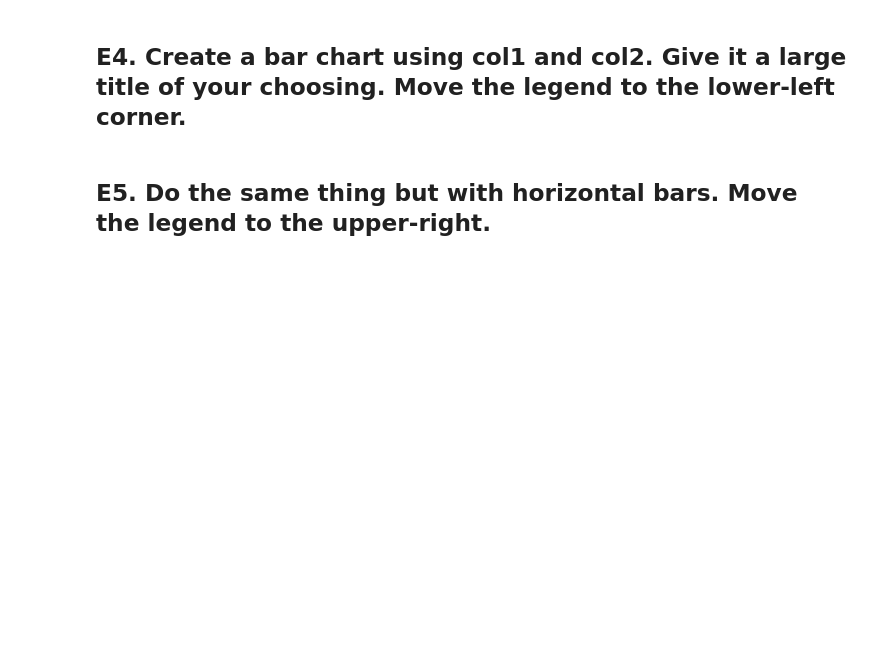
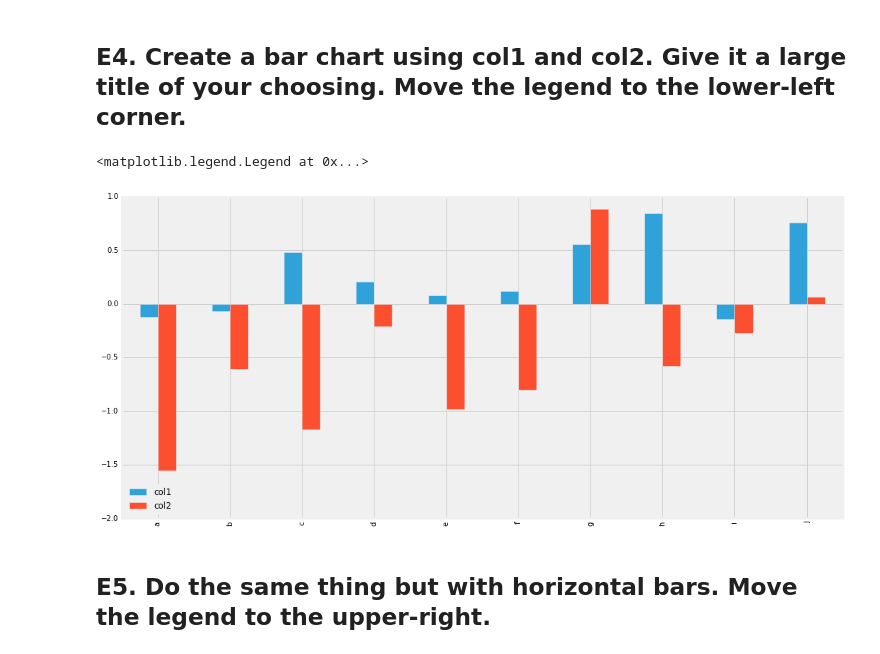
Before and after one commit to yawitzd/DSI-NYC-1, a Jupyter notebook: curriculum/week-02/5.3-pandas-plotting/W2_D5 Plotting with Pandas - Worksheet_completed.ipynb, the cells around one changed output. Cells and saved outputs as stored; diff of their text form; code cells hidden in the pictures; blank space fills up the shorter version.

```diff
--- a/curriculum/week-02/5.3-pandas-plotting/W2_D5 Plotting with Pandas - Worksheet.ipynb
+++ b/curriculum/week-02/5.3-pandas-plotting/W2_D5 Plotting with Pandas - Worksheet_completed.ipynb
@@ -158,6 +178,13 @@ df.plot(kind='barh', figsize=(8,16))
 [figure]
 # %% [markdown]
 ## E4. Create a bar chart using col1 and col2. Give it a large title of your choosing. Move the legend to the lower-left corner.
+# %%
+fig = df[['col1','col2']].plot(kind='bar', figsize=(16,8))
+ax = plt.gca()
+ax.legend(loc=3)
+# %% [output]
+<matplotlib.legend.Legend at 0x...>
+[figure, added]
 # %% [markdown]
 ## E5. Do the same thing but with horizontal bars. Move the legend to the upper-right.
 # %% [markdown]
```
Also changed, not shown: parts of 29 cells of this notebook, 4 other files.
